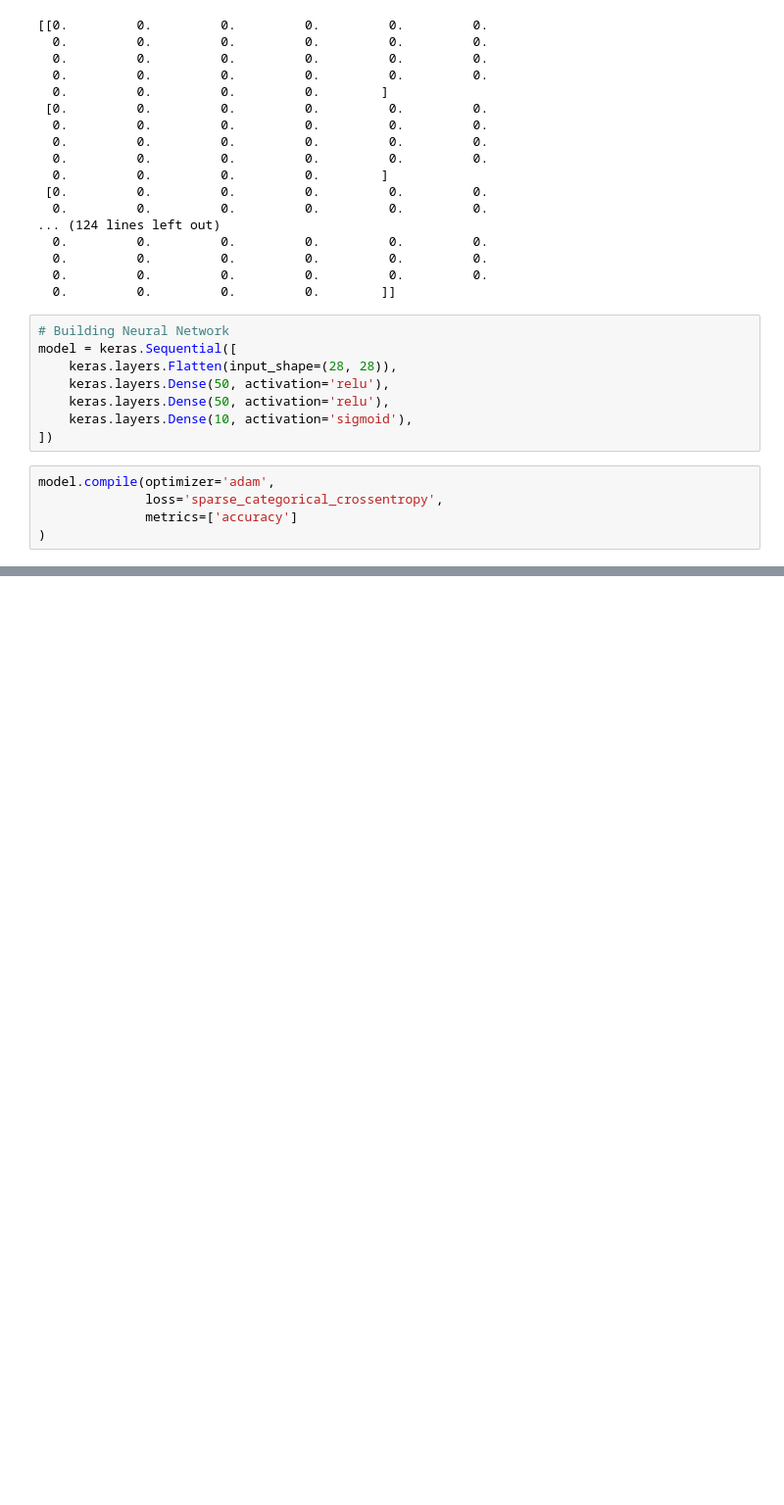
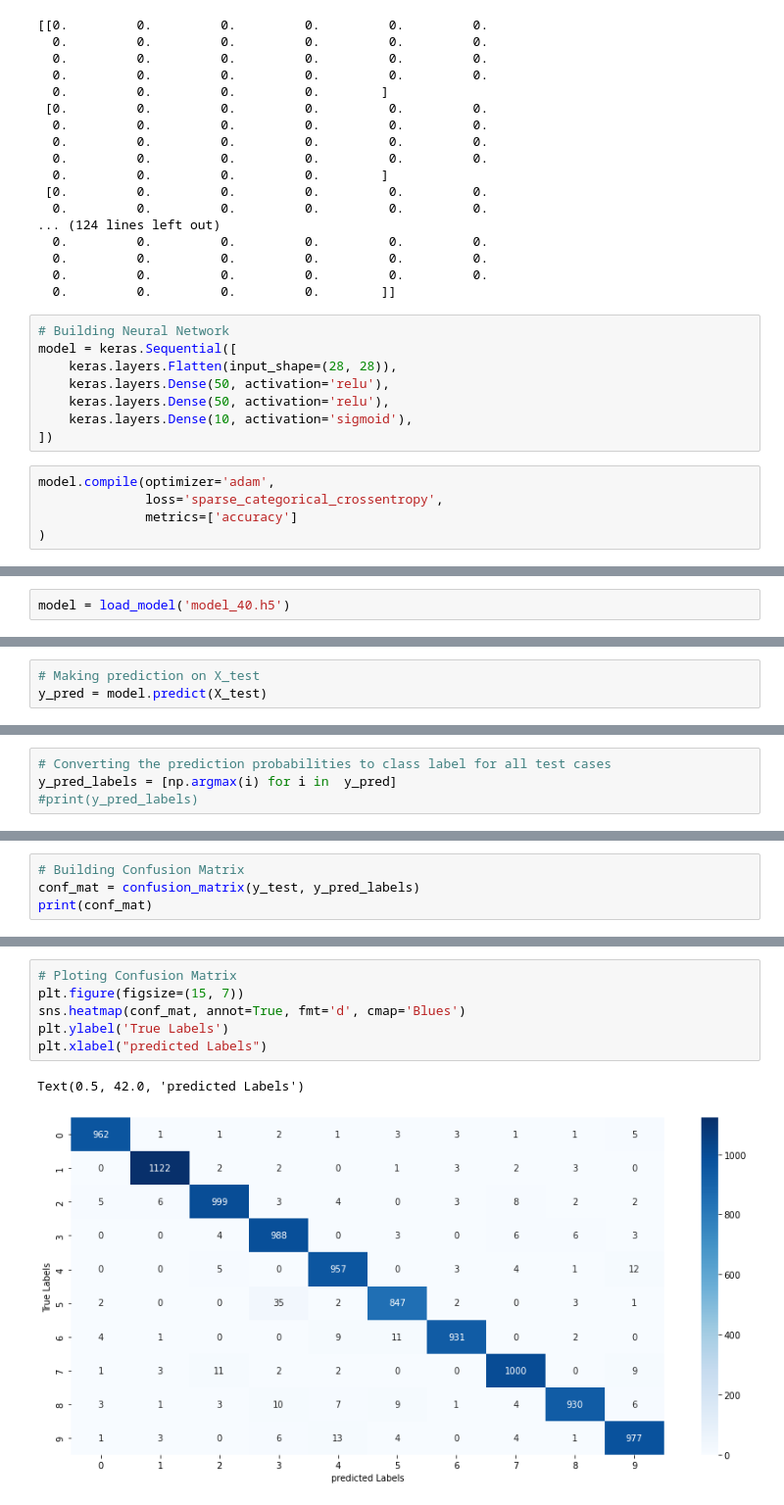
Before and after one commit to thm1d/MNIST_digit_recognition, a Jupyter notebook: code.ipynb, the cells around one changed output, grey strips where cells are left out. Shown at 98% size. Cells and saved outputs as stored; diff of their text form; blank space fills up the shorter version.

Commit message:
prediction system

```diff
--- a/code.ipynb
+++ b/code.ipynb
@@ -117,3 +118,5 @@ model.save('model_01.h5')
+# %%
+model = load_model('model_40.h5')
 # %%
 loss, accuracy = model.evaluate(X_test, y_test)
 # %% [output]
@@ -124,0 +140,3 @@ print(loss, accuracy)
+# %%
+# Making prediction on X_test
+y_pred = model.predict(X_test)
@@ -124,0 +156,4 @@ print(loss, accuracy)
+# %%
+# Converting the prediction probabilities to class label for all test cases
+y_pred_labels = [np.argmax(i) for i in  y_pred]
+#print(y_pred_labels)
@@ -124,0 +163,4 @@ print(loss, accuracy)
+# %%
+# Building Confusion Matrix
+conf_mat = confusion_matrix(y_test, y_pred_labels)
+print(conf_mat)
@@ -124,0 +179,9 @@ print(loss, accuracy)
+# %%
+# Ploting Confusion Matrix
+plt.figure(figsize=(15, 7))
+sns.heatmap(conf_mat, annot=True, fmt='d', cmap='Blues')
+plt.ylabel('True Labels')
+plt.xlabel("predicted Labels")
+# %% [output]
+Text(0.5, 42.0, 'predicted Labels')
+[figure, added]
```
Also changed, not shown: parts of 21 cells of this notebook, 5 other files.
